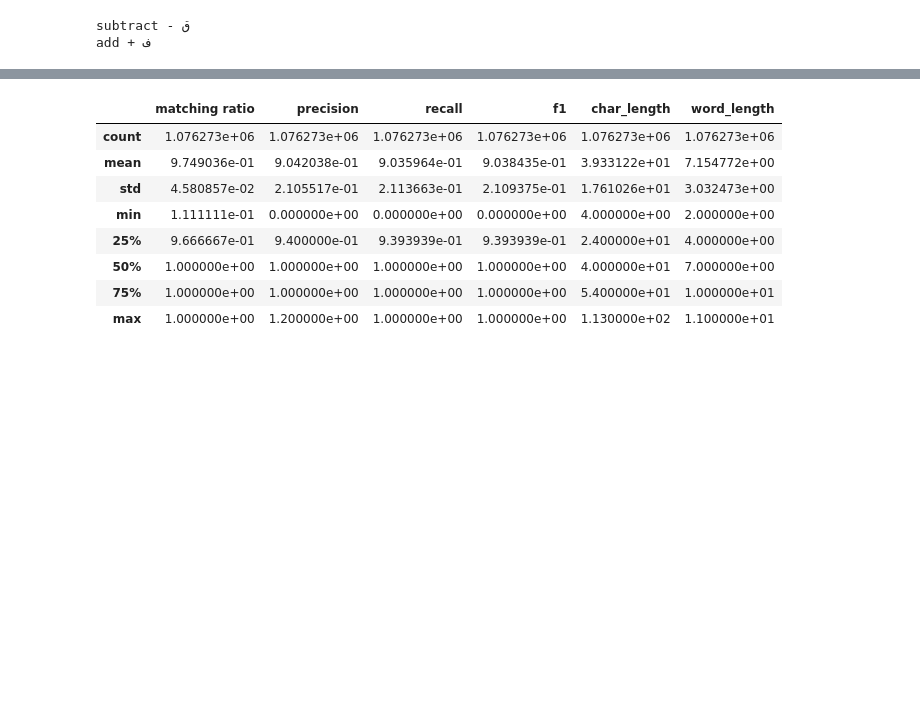
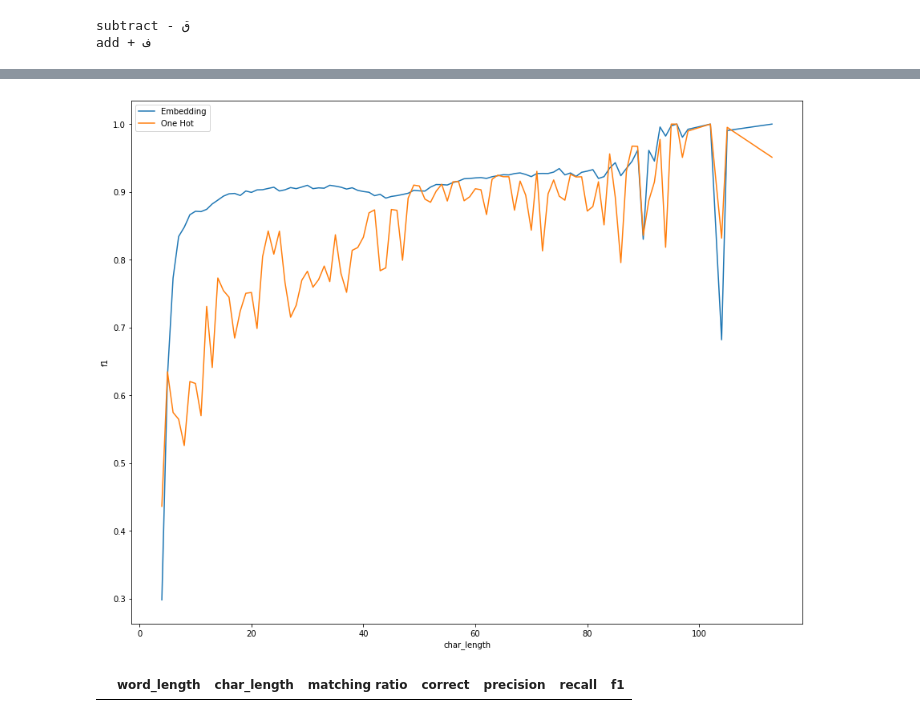
Before and after one commit to YazanShannak/ara-spell-check, a Jupyter notebook: results-analysis.ipynb, the cells around one changed output, grey strips where cells are left out. Saved outputs shown, nothing was run; the diff lists cells and outputs as text; code cells hidden in the pictures; blank space fills up the shorter version.

```diff
--- a/results-analysis.ipynb
+++ b/results-analysis.ipynb
@@ -12,6 +12,11 @@ embedding_raw = pd.read_csv(filepath_or_buffer=embedding_path)
 
 onehot_path = os.path.join(os.curdir, "onehot-bahdanau.csv")
 onehot_raw = pd.read_csv(filepath_or_buffer=onehot_path)
+# %%
+to_drop = [249064]
+
+embedding_raw.drop(labels=to_drop, inplace=True)
+onehot_raw.drop(labels=to_drop, inplace=True)
 # %%
 embedding = embedding_raw.copy(deep=True).groupby(by=["word_length", "char_length"], as_index=False).mean()
 onehot = onehot_raw.copy(deep=True).groupby(by=["word_length", "char_length"], as_index=False).mean()
@@ -42,12 +61,13 @@ embedding_raw.loc[20, "source"], embedding_raw.loc[20, "target"]
 # %%
-embedding_raw.describe()
+fig, ax = plt.subplots(figsize=(15, 12))
+
+sns.lineplot(data=embedding_raw.groupby(by="char_length", as_index=False).mean(), x="char_length", y="f1", label="Embedding", ax=ax)
+sns.lineplot(data=onehot.groupby(by="char_length", as_index=False).mean(), x="char_length", y="f1", label="One Hot", ax=ax)
+
+fig.show()
 # %% [output]
-|  | matching ratio | precision | recall | f1 | char_length | word_length |
-| count | 1.076273e+06 | 1.076273e+06 | 1.076273e+06 | 1.076273e+06 | 1.076273e+06 | 1.076273e+06 |
-| mean | 9.749036e-01 | 9.042038e-01 | 9.035964e-01 | 9.038435e-01 | 3.933122e+01 | 7.154772e+00 |
-| std | 4.580857e-02 | 2.105517e-01 | 2.113663e-01 | 2.109375e-01 | 1.761026e+01 | 3.032473e+00 |
-| min | 1.111111e-01 | 0.000000e+00 | 0.000000e+00 | 0.000000e+00 | 4.000000e+00 | 2.000000e+00 |
-| 25% | 9.666667e-01 | 9.400000e-01 | 9.393939e-01 | 9.393939e-01 | 2.400000e+01 | 4.000000e+00 |
-| 50% | 1.000000e+00 | 1.000000e+00 | 1.000000e+00 | 1.000000e+00 | 4.000000e+01 | 7.000000e+00 |
-| 75% | 1.000000e+00 | 1.000000e+00 | 1.000000e+00 | 1.000000e+00 | 5.400000e+01 | 1.000000e+01 |
-| max | 1.000000e+00 | 1.200000e+00 | 1.000000e+00 | 1.000000e+00 | 1.130000e+02 | 1.100000e+01 |
+[figure, added]
+# %%
+embedding[(embedding["char_length"] > 100) & (embedding["f1"] < 0.5)].sort_values(by="f1", ascending=True)
+# %% [output]
+|  | word_length | char_length | matching ratio | correct | precision | recall | f1 |
```
Also changed, not shown: parts of 4 cells of this notebook, 2 other files.
